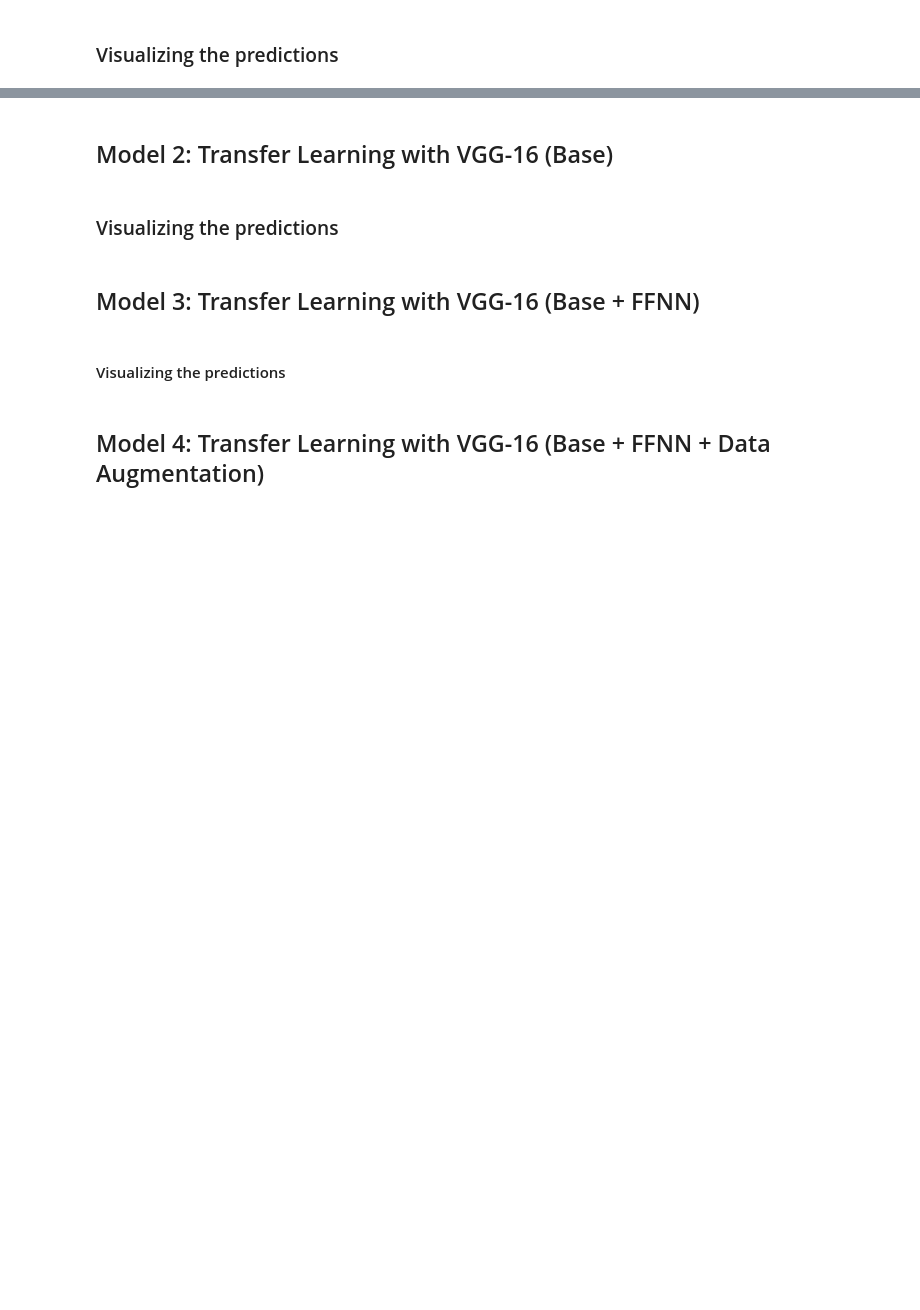
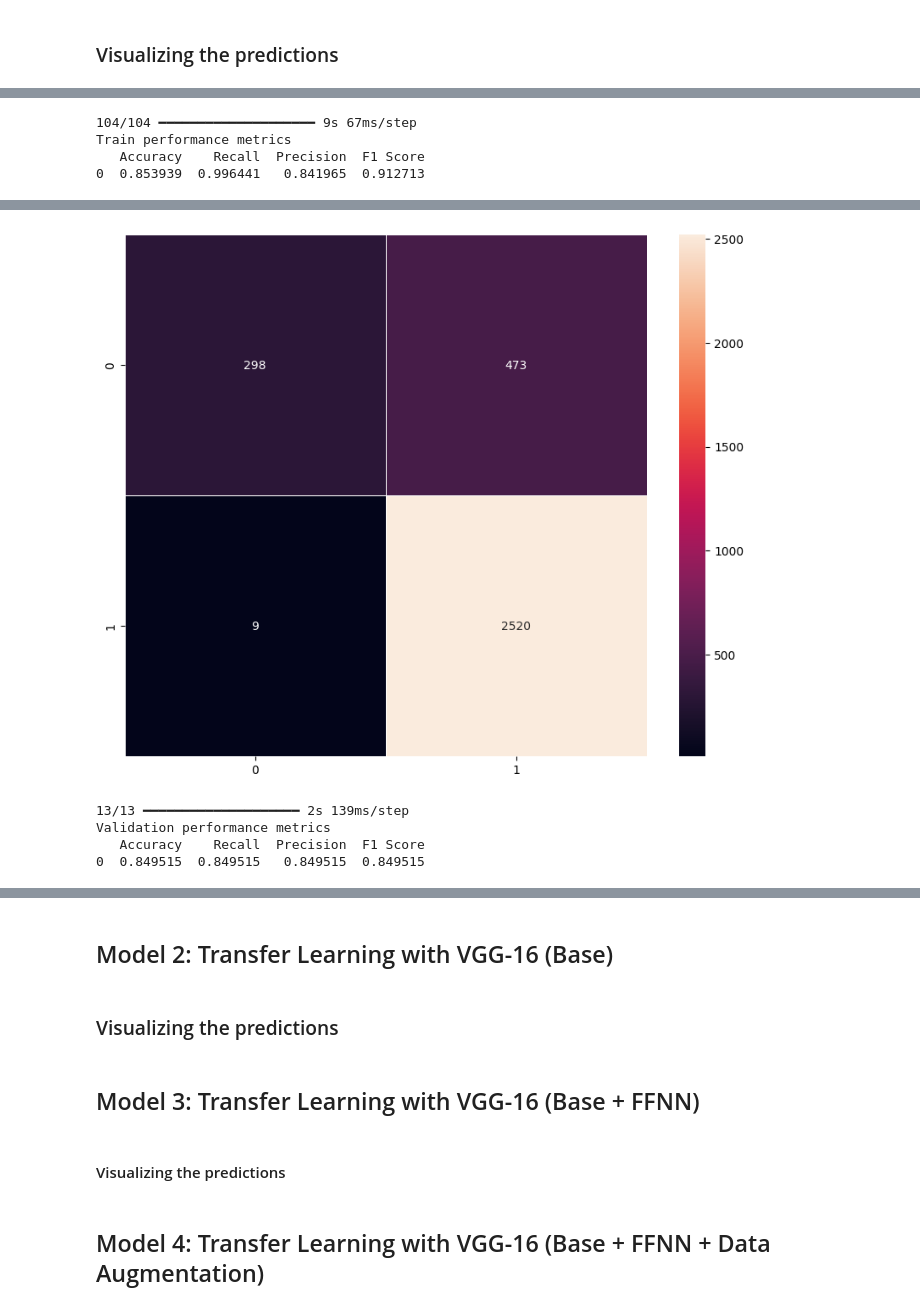
Before and after one commit to AkshayGovindaraj/GoogleColab, a Jupyter notebook: HelmNet_Full_Code.ipynb, the cells around one changed output, grey strips where cells are left out. Drawn from its saved outputs; the diff is of its cells as text; code cells hidden in the pictures; blank space fills up the shorter version.

```diff
--- a/HelmNet_Full_Code.ipynb
+++ b/HelmNet_Full_Code.ipynb
@@ -249,0 +336,13 @@ model.add(Conv2D(32, kernel_size=(3, 3), activation='relu', input_shape=(224, 22
+# %%
+model_1_train_perf = model_performance_classification(model_1, X_train_normalized,y_train)
+
+print("Train performance metrics")
+print(model_1_train_perf)
+# %% [output]
+104/104 ━━━━━━━━━━━━━━━━━━━━ 9s 67ms/step
+Train performance metrics
+   Accuracy    Recall  Precision  F1 Score
+0  0.853939  0.996441   0.841965  0.912713
+# %%
+plot_confusion_matrix(model_1,X_train_normalized,y_train)
+# %% [output]
@@ -249,0 +350,11 @@ model.add(Conv2D(32, kernel_size=(3, 3), activation='relu', input_shape=(224, 22
+[figure, added]
+# %%
+model_1_valid_perf = model_performance_classification(model_1, X_val_normalized,y_val)
+
+print("Validation performance metrics")
+print(model_1_valid_perf)
+# %% [output]
+13/13 ━━━━━━━━━━━━━━━━━━━━ 2s 139ms/step
+Validation performance metrics
+   Accuracy    Recall  Precision  F1 Score
+0  0.849515  0.849515   0.849515  0.849515
```
Also changed, not shown: parts of 18 cells of this notebook.
